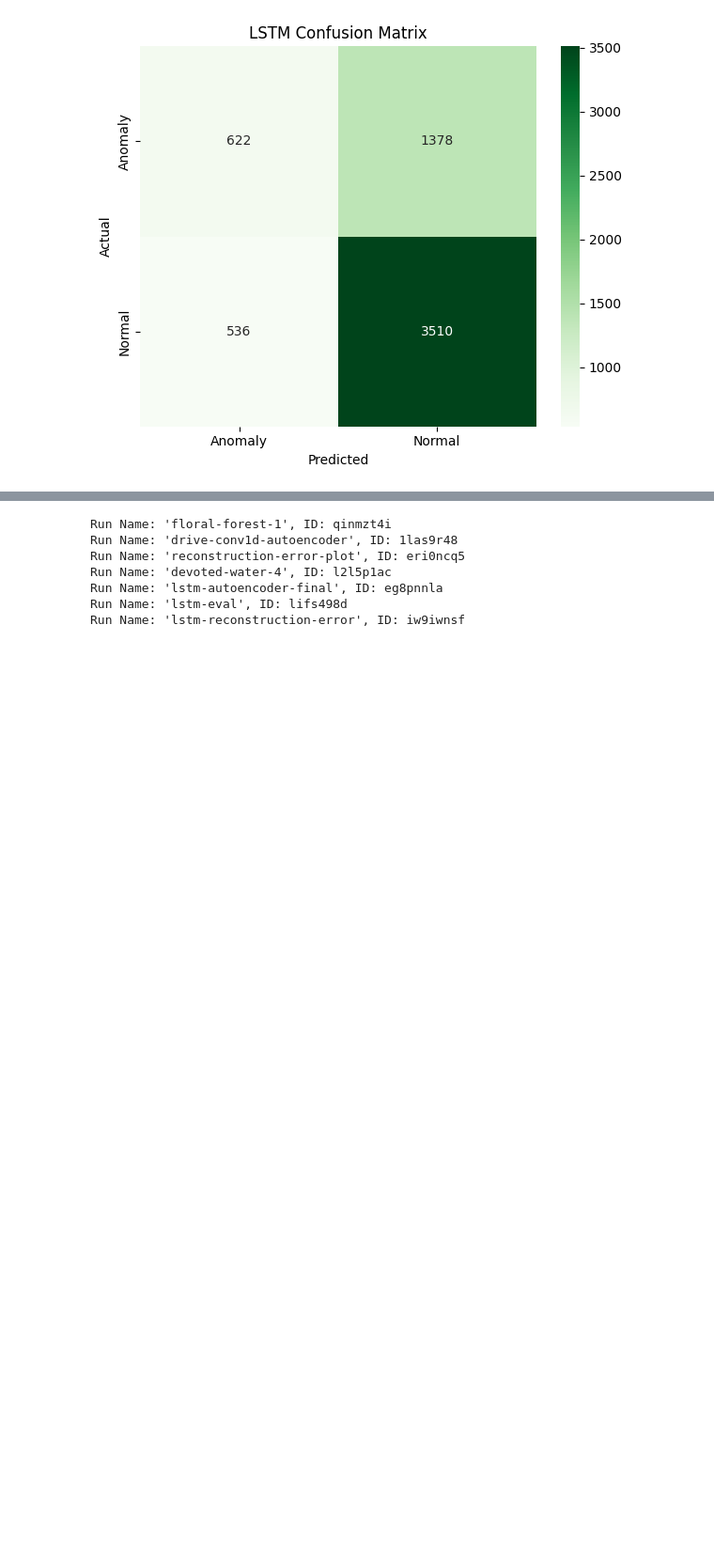
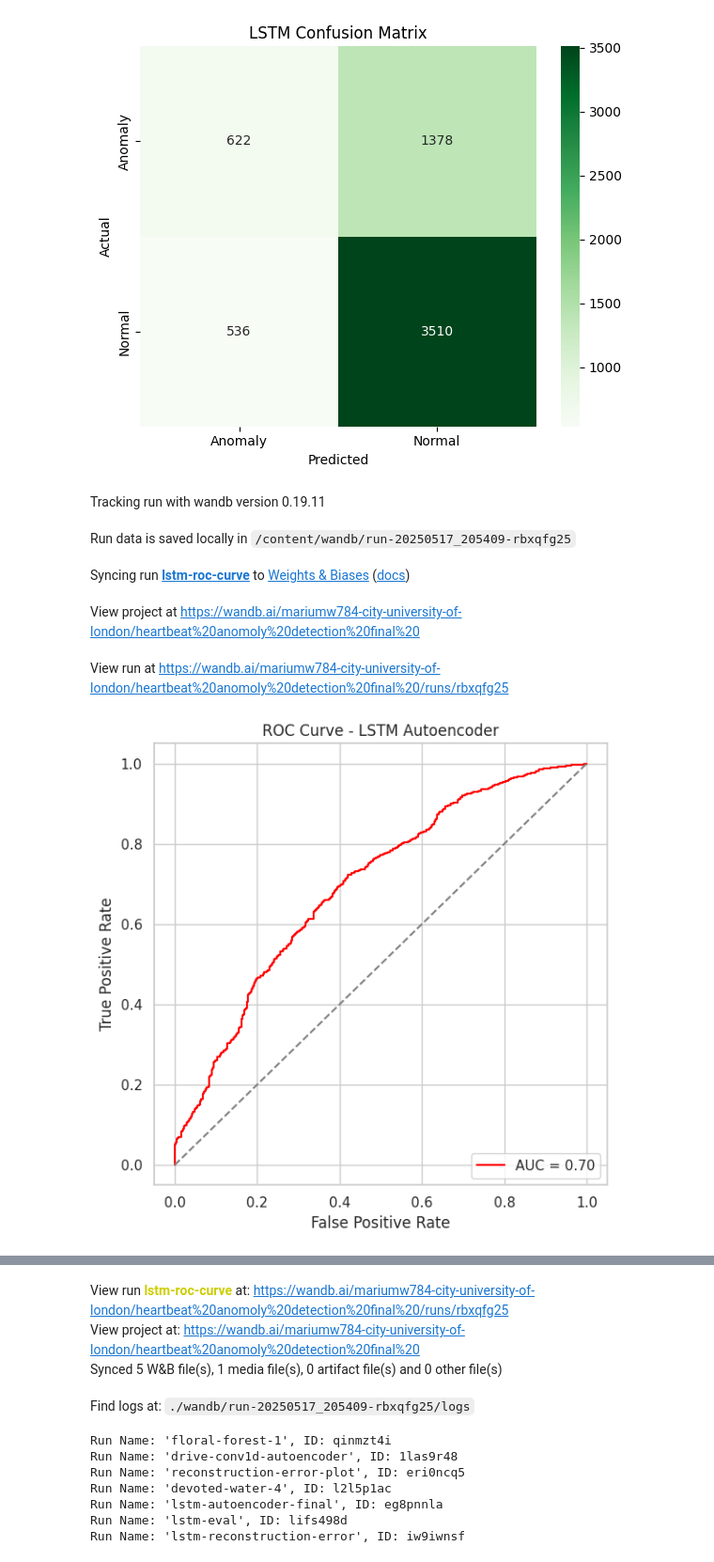
Before and after one commit to Kovarthanan07/INM706_Coursework, a Jupyter notebook: main.ipynb, the cells around one changed output, grey strips where cells are left out. Shown at 94% size. Cells and saved outputs as stored; diff of their text form; code cells hidden in the pictures; blank space fills up the shorter version.

Commit message:
ROC curve for LSTM Autoencoder

```diff
--- a/main.ipynb
+++ b/main.ipynb
@@ -994,3 +994,43 @@ plt.tight_layout()
 plt.show()
 # %% [output]
 [figure]
+# %%
+import wandb
+
+
+wandb.init(project="heartbeat anomoly detection final", name="lstm-roc-curve", reinit=True)
+
+# Combine losses and labels
+eval_loss = np.concatenate([test_loss, anomaly_loss])
+y_true_eval = np.concatenate([
+    np.zeros(len(test_loss)),
+    np.ones(len(anomaly_loss))
+])
+
+# ROC curve
+fpr_lstm, tpr_lstm, _ = roc_curve(y_true_eval, eval_loss)
+roc_auc_lstm = roc_auc_score(y_true_eval, eval_loss)
+
+plt.figure(figsize=(6, 6))
+plt.plot(fpr_lstm, tpr_lstm, label=f"AUC = {roc_auc_lstm:.2f}", color="red")
+plt.plot([0, 1], [0, 1], linestyle="--", color="grey")
+plt.xlabel("False Positive Rate")
+plt.ylabel("True Positive Rate")
+plt.title("ROC Curve - LSTM Autoencoder")
+plt.legend(loc="lower right")
+plt.grid(True)
+plt.tight_layout()
+
+# Log to WandB
+wandb.log({"lstm_roc_curve": wandb.Image(plt)})
+
+plt.show()
+plt.close()
+wandb.finish()
+# %% [output]
+Tracking run with wandb version 0.19.11
+Run data is saved locally in /content/wandb/run-20250517_205409-rbxqfg25
+Syncing run lstm-roc-curve to Weights & Biases (docs)
+View project at https://wandb.ai/mariumw784-city-university-of-london/heartbeat%20anomoly%20detection%20final%20
+View run at https://wandb.ai/mariumw784-city-university-of-london/heartbeat%20anomoly%20detection%20final%20/runs/rbxqfg25
+[figure, added]
@@ -997,3 +1038,7 @@ plt.show()
+View run lstm-roc-curve at: https://wandb.ai/mariumw784-city-university-of-london/heartbeat%20anomoly%20detection%20final%20/runs/rbxqfg25
+View project at: https://wandb.ai/mariumw784-city-university-of-london/heartbeat%20anomoly%20detection%20final%20
+Synced 5 W&B file(s), 1 media file(s), 0 artifact file(s) and 0 other file(s)
+Find logs at: ./wandb/run-20250517_205409-rbxqfg25/logs
 # %%
 from wandb import Api
 
```
Also changed, not shown: parts of 1 cell of this notebook.
